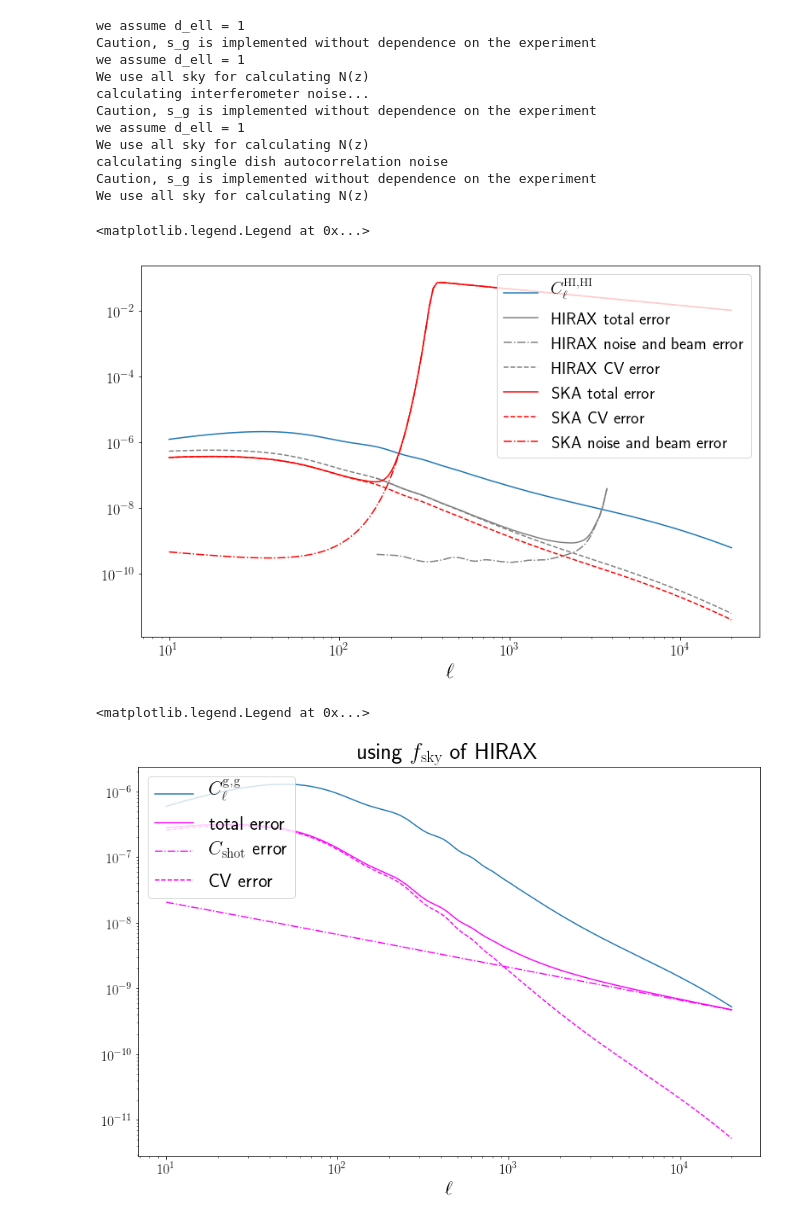
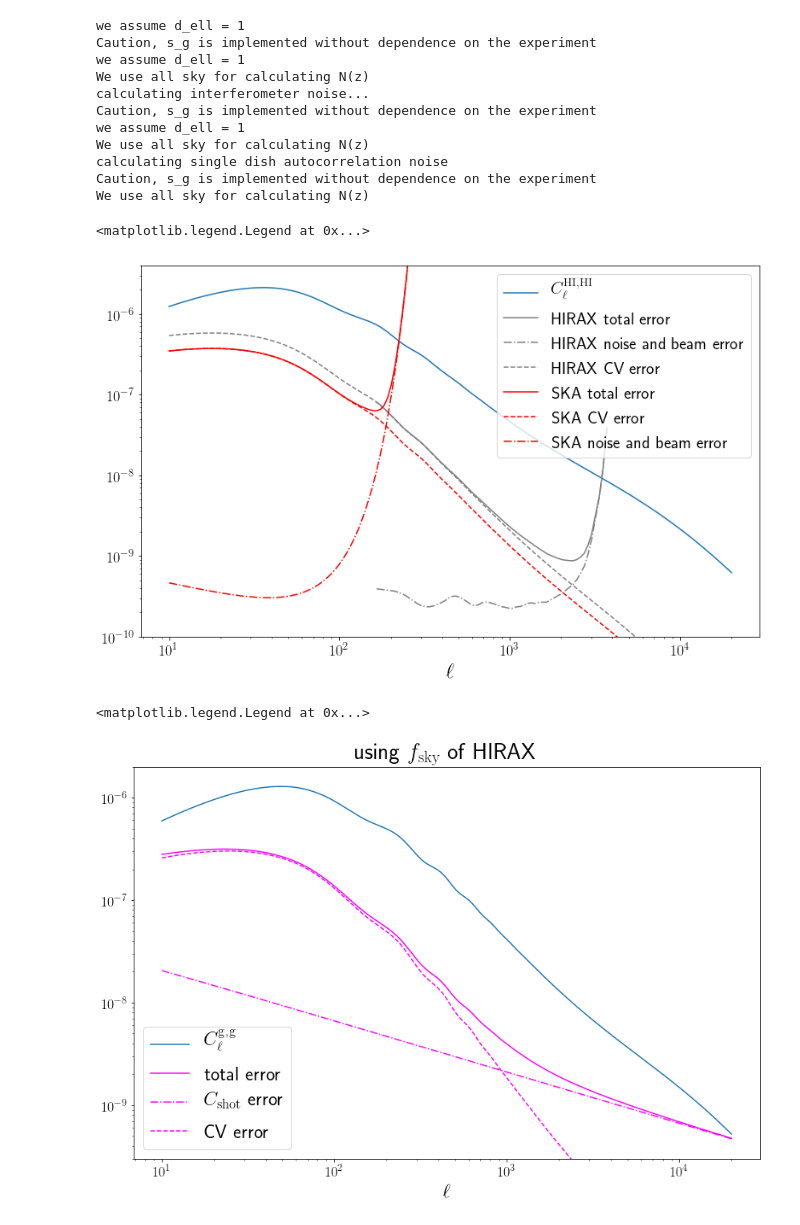
Before and after one commit to amadeuswi/MagBias, a Jupyter notebook: S2N.ipynb, the cells around one changed output. Cells and saved outputs as stored; diff of their text form; code cells hidden in the pictures.

Commit message:
made nicer plots, solved numerical issue

```diff
--- a/S2N.ipynb
+++ b/S2N.ipynb
@@ -403,29 +400,32 @@ ax.loglog(ltab, (hsignal + SKANell) * SKACV_factor, label = "SKA total error", c
 ax.loglog(ltab, HICVSKA, label = "SKA CV error", color = 'red', ls = "--")
 ax.loglog(ltab, SKANell * SKACV_factor, label = r"SKA noise and beam error", color = "red", ls = "-.")
 
+ax.set_ylim((1e-10,4e-6))
+
 ax.set_xlabel(r"$\ell$")
 P.legend(fontsize = 20, loc = "upper right")
 # %% [output]
 <matplotlib.legend.Legend at 0x...>
-[figure, old version]
+[figure, new version]
 # %%
 #now for galaxies:
 
 #first all for HI,HI power spectrum:
 
 fig = P.figure(figsize = (14,9)); ax = fig.add_subplot(111);
 ax.loglog(ltab, gsignal, label = r"$C_\ell^\mathrm{g, g}$")
 
 ax.loglog(ltab, (gsignal + LSSTshot) * HIRAXCV_factor, label = "total error", color = "magenta")
 ax.loglog(ltab, LSSTshot * HIRAXCV_factor, label = r" $C_\mathrm{shot}$ error", color = "magenta", ls = "-.")
 ax.loglog(ltab, GCVHIRAX, label = "CV error", color = 'magenta', ls = "--")
 ax.set_title(r"using $f_\mathrm{sky}$ of HIRAX")
 
+ax.set_ylim((3e-10, 2e-6))
 ax.set_xlabel(r"$\ell$")
-P.legend(loc = "upper left")
+P.legend(loc = "lower left")
 # %% [output]
 <matplotlib.legend.Legend at 0x...>
-[figure, old version]
+[figure, new version]
 # %%
 #last but not least the HIxmag power spectrum:
 
```
Also changed, not shown: parts of 3 cells of this notebook, 1 other file.
